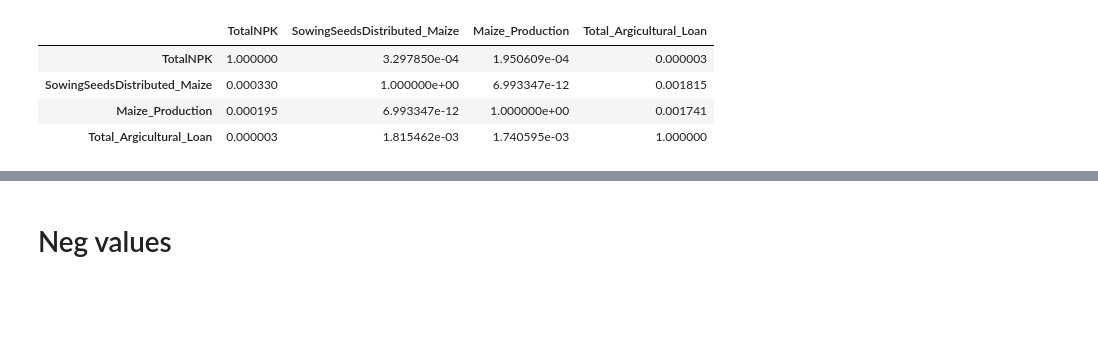
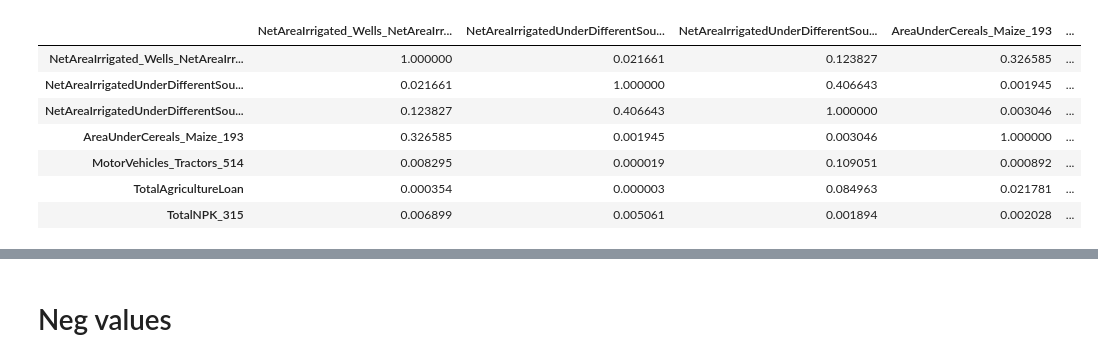
Before and after one commit to Manish3693/WSL_PSS, a Jupyter notebook: Maize_Prescriptive.ipynb, the cells around one changed output, grey strips where cells are left out. Cells and saved outputs as stored; diff of their text form; code cells hidden in the pictures; blank space fills up the shorter version.

```diff
--- a/Maize_Prescriptive.ipynb
+++ b/Maize_Prescriptive.ipynb
@@ -74 +145,3 @@ Index(['District', 'KGISDist 1', 'TotalNPK', 'RRB_AgricultureLoan',
       dtype='object')
+# %%
+df.drop(['Unnamed: 0', 'Unnamed: 0.1'], axis=1, inplace=True)
@@ -75,5 +164,5 @@ Index(['District', 'KGISDist 1', 'TotalNPK', 'RRB_AgricultureLoan',
 # %%
-x_col_indices = [2, 3, 4, 5, 7]
+x_col_indices = [1, 2, 3, 4, 5, 6, 7]
 x_col = df.columns[x_col_indices]
 x_col
 # %% [output]
@@ -136,3 +228,3 @@ x.head()
 # %%
-df['Total_Argicultural_Loan'] = df.iloc[:, 3] + df.iloc[:, 4] + df.iloc[:, 7]
-df
+# df['Total_Argicultural_Loan'] = df.iloc[:, 3] + df.iloc[:, 4] + df.iloc[:, 7]
+# df
@@ -157,3 +231,3 @@ df
 # %%
-x_col_indices = [2, 5, 8]
-x_col = df.columns[x_col_indices]
+# x_col_indices = [2, 5, 8]
+# x_col = df.columns[x_col_indices]
@@ -189,13 +269,16 @@ p_values
 # %%
-checker = df[df.columns[[2,5,6,8]]]
+checker = df[df.columns[x_col_indices]]
 p_values = checker.corr(method=lambda i, j: pearsonr(i, j)[1])
 p_values
 # %% [output]
-|  | TotalNPK | SowingSeedsDistributed_Maize | Maize_Production | Total_Argicultural_Loan |
-| TotalNPK | 1.000000 | 3.297850e-04 | 1.950609e-04 | 0.000003 |
-| SowingSeedsDistributed_Maize | 0.000330 | 1.000000e+00 | 6.993347e-12 | 0.001815 |
-| Maize_Production | 0.000195 | 6.993347e-12 | 1.000000e+00 | 0.001741 |
-| Total_Argicultural_Loan | 0.000003 | 1.815462e-03 | 1.740595e-03 | 1.000000 |
+|  | NetAreaIrrigated_Wells_NetAreaIrr... | NetAreaIrrigatedUnderDifferentSou... | NetAreaIrrigatedUnderDifferentSou... | AreaUnderCereals_Maize_193 | ... |
+| NetAreaIrrigated_Wells_NetAreaIrr... | 1.000000 | 0.021661 | 0.123827 | 0.326585 | ... |
+| NetAreaIrrigatedUnderDifferentSou... | 0.021661 | 1.000000 | 0.406643 | 0.001945 | ... |
+| NetAreaIrrigatedUnderDifferentSou... | 0.123827 | 0.406643 | 1.000000 | 0.003046 | ... |
+| AreaUnderCereals_Maize_193 | 0.326585 | 0.001945 | 0.003046 | 1.000000 | ... |
+| MotorVehicles_Tractors_514 | 0.008295 | 0.000019 | 0.109051 | 0.000892 | ... |
+| TotalAgricultureLoan | 0.000354 | 0.000003 | 0.084963 | 0.021781 | ... |
+| TotalNPK_315 | 0.006899 | 0.005061 | 0.001894 | 0.002028 | ... |
 # %%
 checker.corr()
 # %% [output]
```
Also changed, not shown: parts of 81 cells of this notebook, 53 other files.
